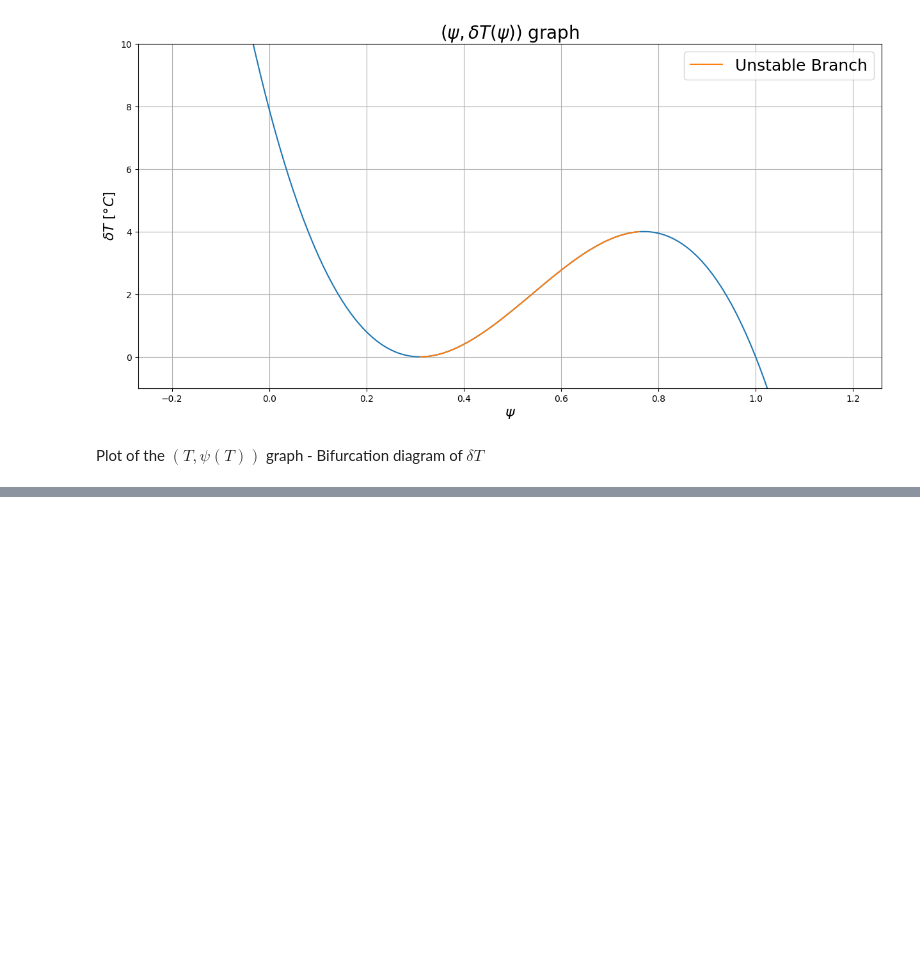
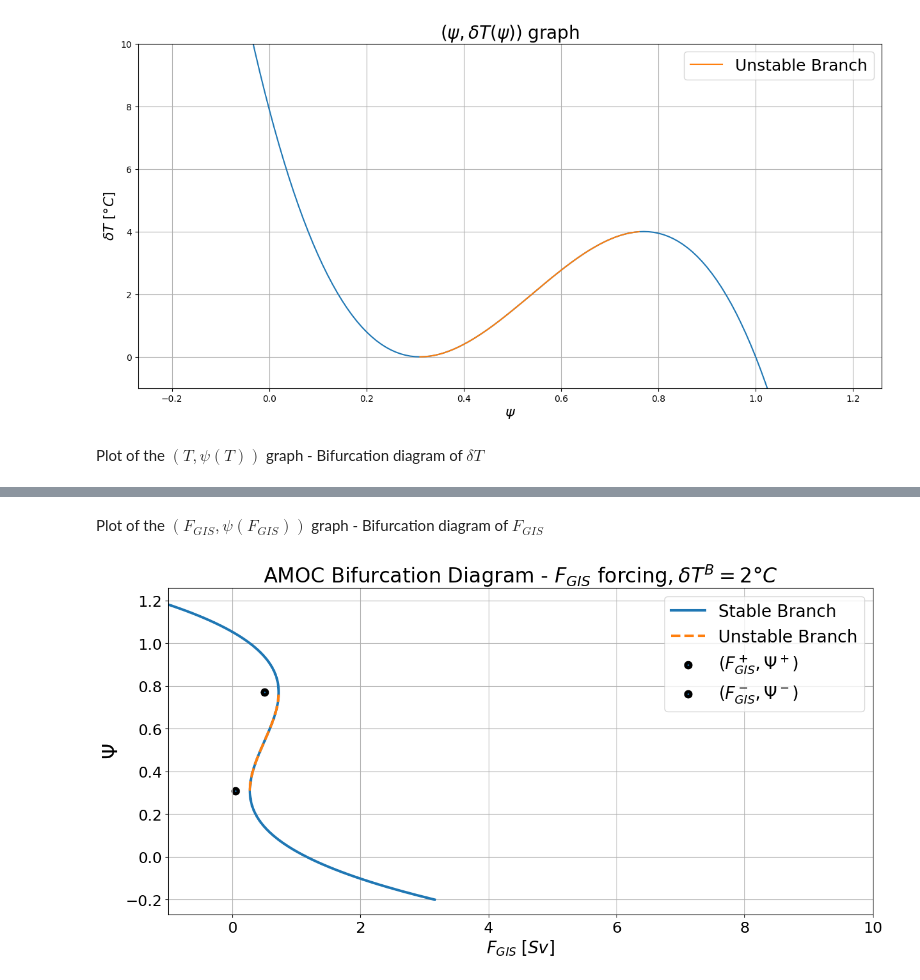
Before and after one commit to AmauryLaridon/LPHYS2299-Master-s-Thesis, a Jupyter notebook: SURFER/SURFER - Tipping Module Calibration/Tipping Module Calibration.ipynb, the cells around one changed output, grey strips where cells are left out. Saved outputs shown, nothing was run; the diff lists cells and outputs as text; code cells hidden in the pictures; blank space fills up the shorter version.

```diff
--- a/SURFER/SURFER - Tipping Module Calibration/Tipping Module Calibration.ipynb
+++ b/SURFER/SURFER - Tipping Module Calibration/Tipping Module Calibration.ipynb
@@ -329,0 +377,28 @@ plt.show()
+# %% [markdown]
+Plot of the $(F_{GIS}, \psi(F_{GIS}))$ graph - Bifurcation diagram of $F_{GIS}$
+# %%
+### Plotting ###
+
+fig, ax = plt.subplots(1,1,figsize=(15,7))
+
+## Plot of the bifurcation diagram ##
+plt.plot(F_fct_psi, psi_range, label="Stable Branch", lw=3)
+plt.plot(F_fct_psi_unstable, unstable_psi, color="tab:orange", label="Unstable Branch", lw=3, linestyle="dashed")
+
+## Plot of the critical points ##
+plt.scatter(AMOC_crit_params[4],AMOC_crit_params[0], marker='o', color="#1f77b4", linewidths=4, edgecolors="black", label=r"$(F_{GIS}^+, \Psi^+)$")
+plt.scatter(AMOC_crit_params[5],AMOC_crit_params[1], marker='o', color="#1f77b4", linewidths=4, edgecolors="black", label=r"$(F_{GIS}^-, \Psi^-)$")
+
+## Plot cosmetics ##
+ax.set_xlabel(r"$F_{GIS}\;[Sv]$", fontsize=20)
+ax.set_ylabel(r"$\Psi$", fontsize=24)
+ax.set_xbound([-1,10])
+plt.xticks(fontsize=18)
+plt.yticks(fontsize=18)
+plt.title(r"AMOC Bifurcation Diagram - $F_{GIS}$ forcing,"+r"$ \:\delta T^B = {}°C$".format(T_B), fontsize = 24)
+plt.legend(fontsize=20)
+plt.grid()
+
+plt.show()
+# %% [output]
+[figure, added]
```
Also changed, not shown: parts of 12 cells of this notebook, 2 other files.
